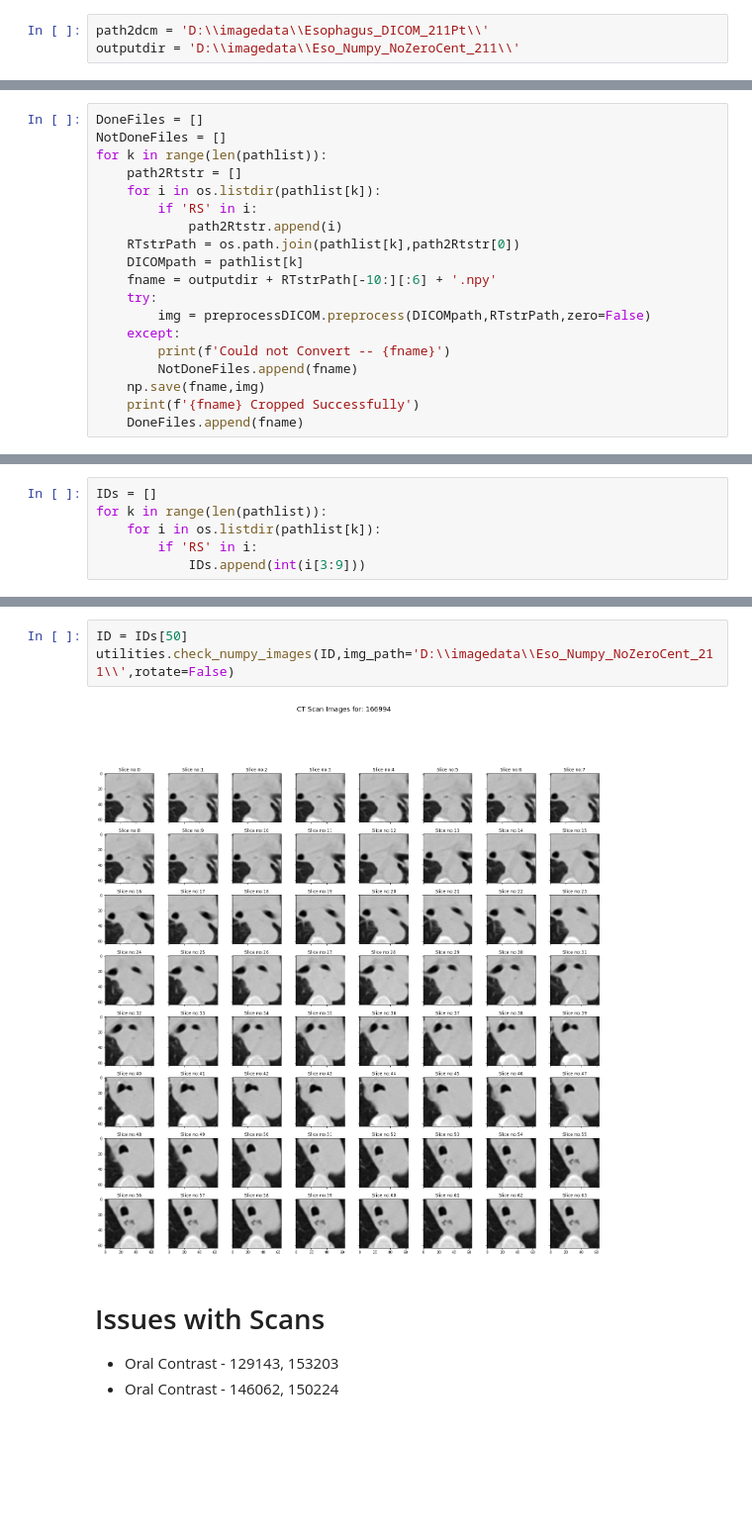
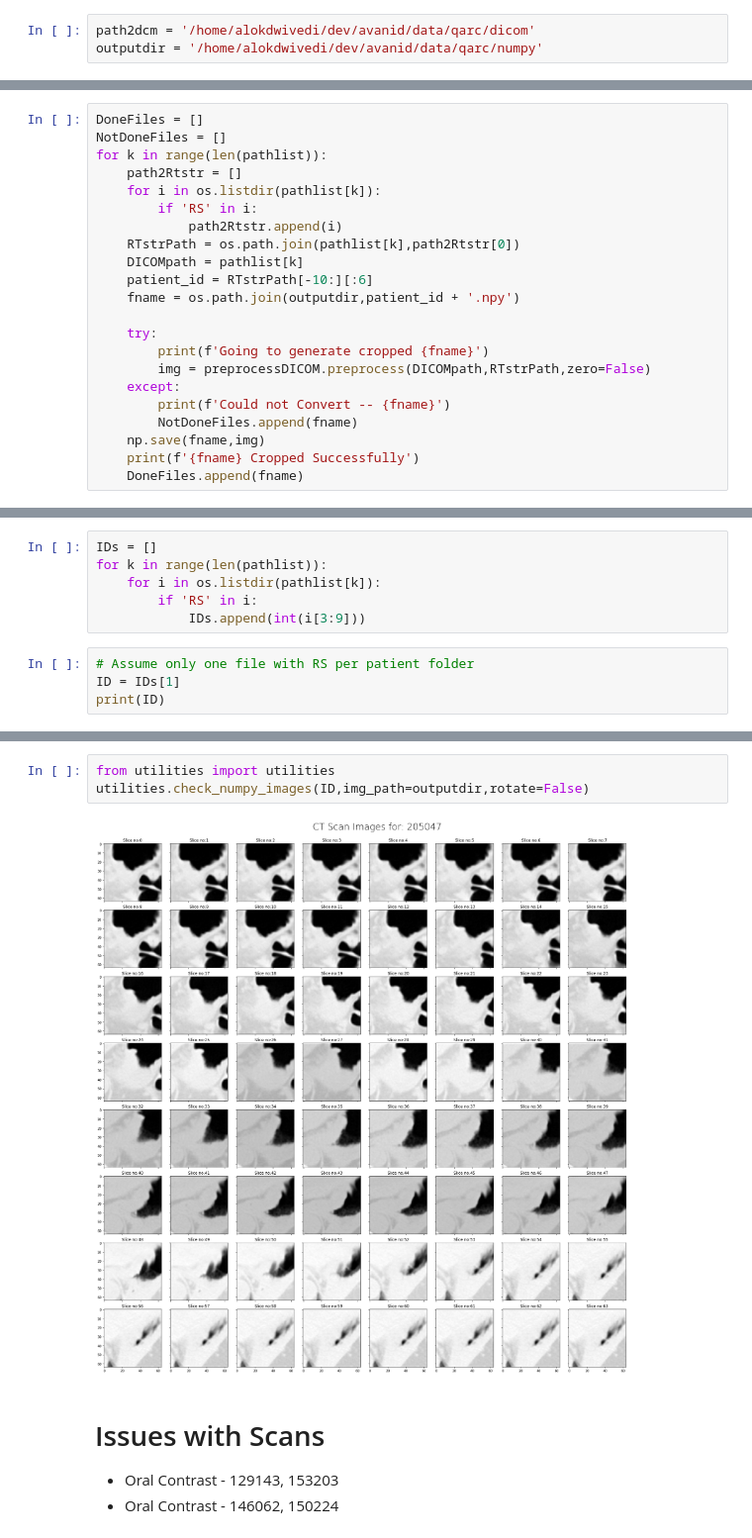
Before and after one commit to kundan1974/QARCutilities, a Jupyter notebook: convertDICOM2numpy.ipynb, the cells around one changed output, grey strips where cells are left out. Shown at 99% size. Drawn from its saved outputs; the diff is of its cells as text; blank space fills up the shorter version.

Commit message:
Added basic requirements.txt for key python modules, script to install all via pip and some minor changes to DICOM2numpy notebook

```diff
--- a/convertDICOM2numpy.ipynb
+++ b/convertDICOM2numpy.ipynb
@@ -3,5 +3,5 @@ import os
 from utilities import preprocessDICOM
 import numpy as np
 # %%
-path2dcm = 'D:\\imagedata\\Esophagus_DICOM_211Pt\\'
-outputdir = 'D:\\imagedata\\Eso_Numpy_NoZeroCent_211\\'
+path2dcm = '/home/alokdwivedi/dev/avanid/data/qarc/dicom'
+outputdir = '/home/alokdwivedi/dev/avanid/data/qarc/numpy'
@@ -24,8 +55,11 @@ for k in range(len(pathlist)):
             path2Rtstr.append(i)
     RTstrPath = os.path.join(pathlist[k],path2Rtstr[0])
     DICOMpath = pathlist[k]
-    fname = outputdir + RTstrPath[-10:][:6] + '.npy'
+    patient_id = RTstrPath[-10:][:6]
+    fname = os.path.join(outputdir,patient_id + '.npy')
+
     try:
+        print(f'Going to generate cropped {fname}')
         img = preprocessDICOM.preprocess(DICOMpath,RTstrPath,zero=False)
     except:
         print(f'Could not Convert -- {fname}')
@@ -44,3 +78,7 @@ for k in range(len(pathlist)):
     for i in os.listdir(pathlist[k]):
         if 'RS' in i:
             IDs.append(int(i[3:9]))
+# %%
+# Assume only one file with RS per patient folder
+ID = IDs[1]
+print(ID)
@@ -47,8 +87,8 @@ for k in range(len(pathlist)):
 # %%
-ID = IDs[50]
-utilities.check_numpy_images(ID,img_path='D:\\imagedata\\Eso_Numpy_NoZeroCent_211\\',rotate=False)
+from utilities import utilities
+utilities.check_numpy_images(ID,img_path=outputdir,rotate=False)
 # %% [output]
-[figure, old version]
+[figure, new version]
 # %% [markdown]
 # Issues with Scans
 
```
Also changed, not shown: parts of 6 cells of this notebook, 4 other files.
